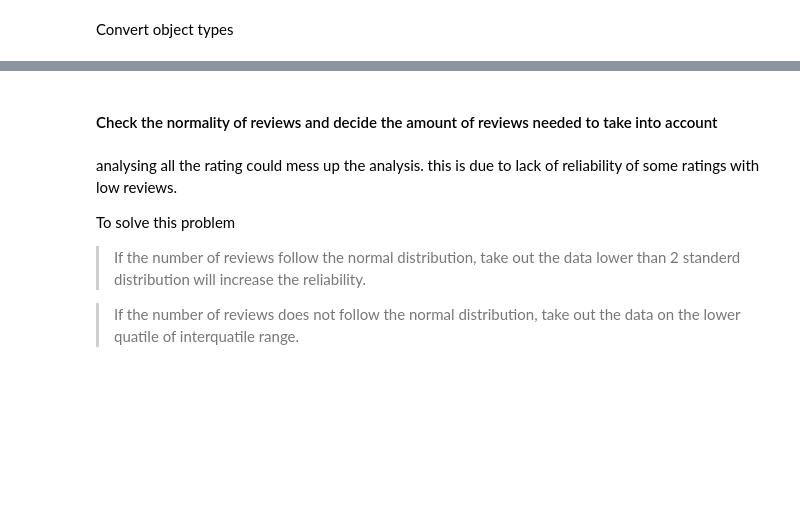
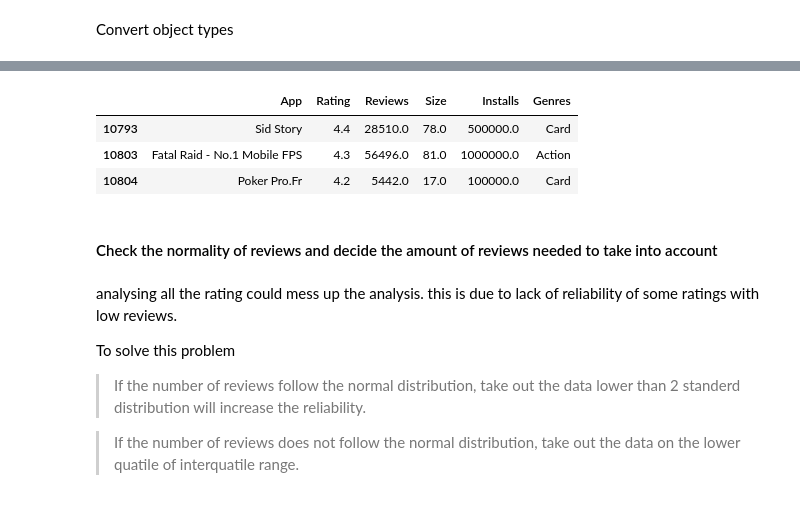
Before and after one commit to Saku052/GooglePlayAnalysis, a Jupyter notebook: PlayWeightAnalysis.ipynb, the cells around one changed output, grey strips where cells are left out. Cells and saved outputs as stored; diff of their text form; code cells hidden in the pictures; blank space fills up the shorter version.

```diff
--- a/PlayWeightAnalysis.ipynb
+++ b/PlayWeightAnalysis.ipynb
@@ -39,3 +33,14 @@ Game_df.tail(3)
+# %%
+# Retrive data where the category is game
+# Remove Category column
+Game_df = df[df["Category"] == "GAME"]
+Game_df = Game_df.drop(["Category"], axis = 1)
+Game_df.tail(3)
+# %% [output]
+|  | App | Rating | Reviews | Size | Installs | Genres |
+| 10793 | Sid Story | 4.4 | 28510.0 | 78.0 | 500000.0 | Card |
+| 10803 | Fatal Raid - No.1 Mobile FPS | 4.3 | 56496.0 | 81.0 | 1000000.0 | Action |
+| 10804 | Poker Pro.Fr | 4.2 | 5442.0 | 17.0 | 100000.0 | Card |
 # %% [markdown]
 #### Check the normality of reviews and decide the amount of reviews needed to take into account
 # %% [markdown]
```
Also changed, not shown: parts of 18 cells of this notebook.
